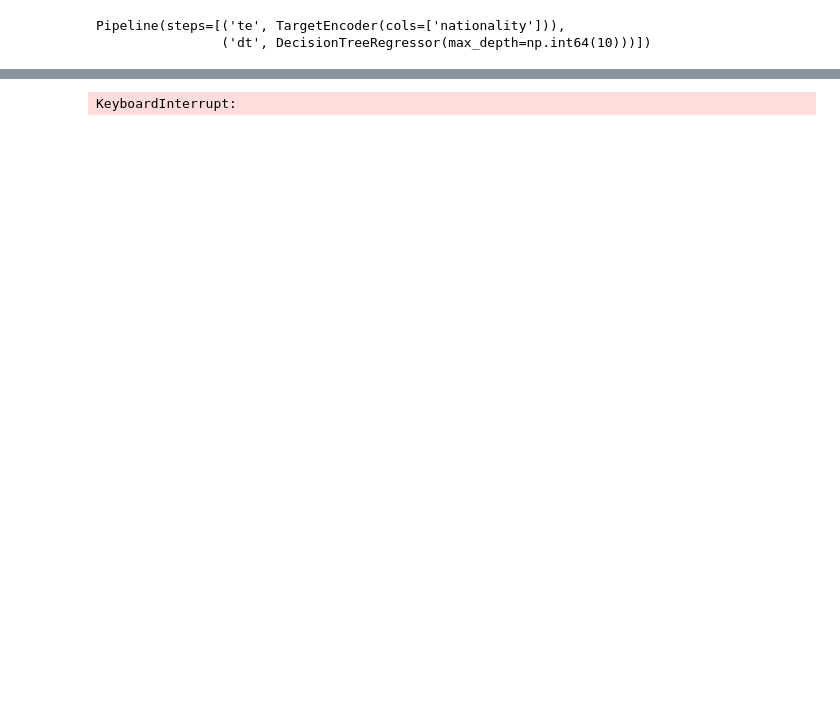
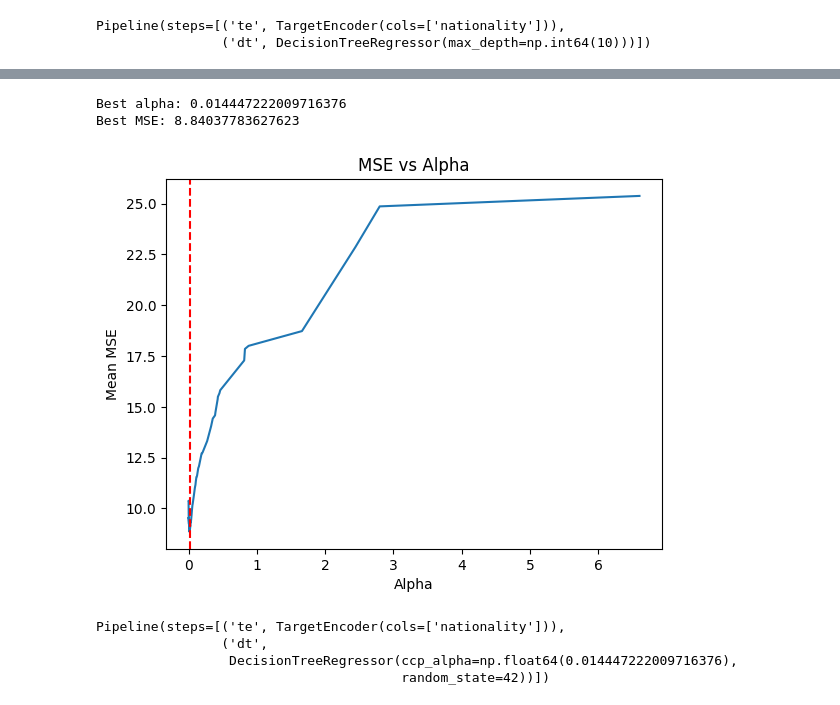
Before and after one commit to nttrung612/Football_Players_Rating_Prediction, a Jupyter notebook: decision_tree.ipynb, the cells around one changed output, grey strips where cells are left out. Drawn from its saved outputs; the diff is of its cells as text; code cells hidden in the pictures; blank space fills up the shorter version.

```diff
--- a/decision_tree.ipynb
+++ b/decision_tree.ipynb
@@ -235,12 +240,17 @@ plt.show()
 # %%
-plt.plot(ccp_alphas, scores)
+scores = [-score for score in scores]
+
+plt.plot(ccp_alphas[:], scores[:])
 plt.xlabel('Alpha')
 plt.ylabel('Mean MSE')
 plt.title('MSE vs Alpha')
-plt.legend()
 
-best_idx = np.argmax(scores)
+best_idx = np.argmin(scores)
+plt.axvline(x=ccp_alphas[best_idx], color='r', linestyle='--', label=f'Best Alpha: {ccp_alphas[best_idx]:.4f}')
+
 print(f"Best alpha: {ccp_alphas[best_idx]}")
 print(f"Best MSE: {scores[best_idx]}")
 # %% [output]
-KeyboardInterrupt:
+Best alpha: 0.014447222009716376
+Best MSE: 8.84037783627623
+[figure, added]
@@ -278,0 +257,11 @@ print(f"Best CV Score (Negative MSE): {grid_search.best_score_}")
+# %%
+model = Pipeline([
+    ('te', TargetEncoder(cols=['nationality'])),
+    ('dt', DecisionTreeRegressor(random_state=42, ccp_alpha=ccp_alphas[best_idx]))
+])
+model.fit(X_train, y_train)
+# %% [output]
+Pipeline(steps=[('te', TargetEncoder(cols=['nationality'])),
+                ('dt',
+                 DecisionTreeRegressor(ccp_alpha=np.float64(0.014447222009716376),
+                                       random_state=42))])
```
Also changed, not shown: parts of 26 cells of this notebook, 2 other files.
